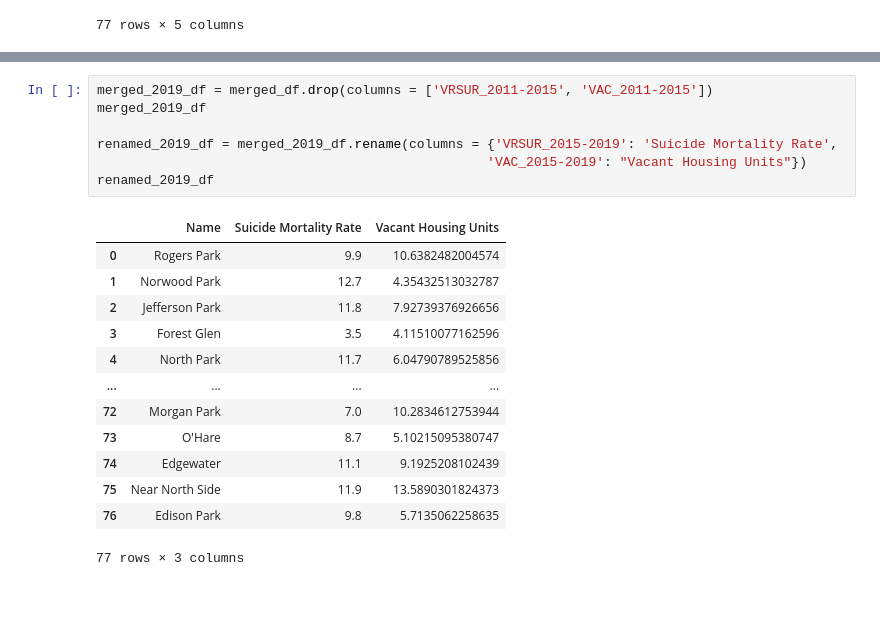
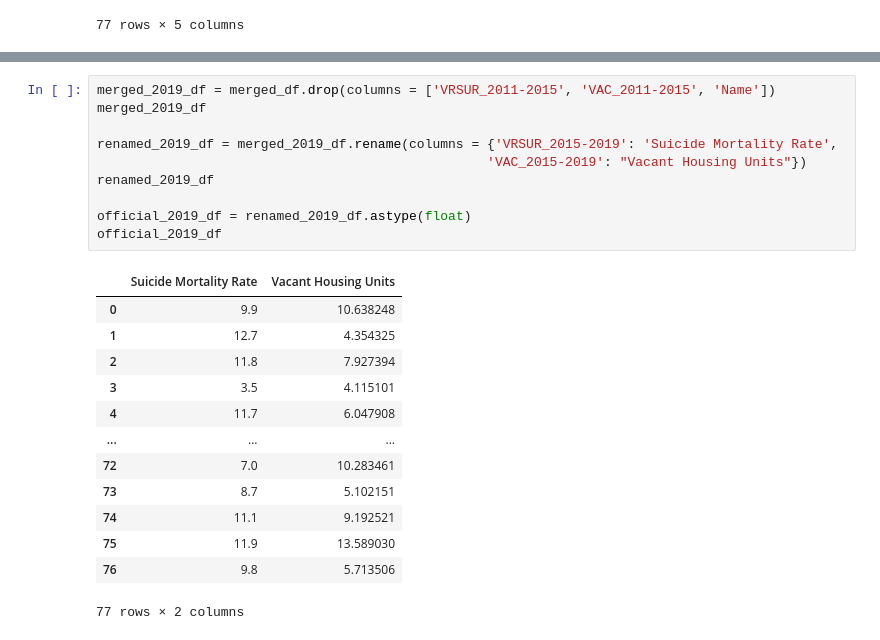
Before and after one commit to dpackardphys/gold_orbit_firelight, a Jupyter notebook: scatterplot-suicide.ipynb, the cells around one changed output, grey strips where cells are left out. Cells and saved outputs as stored; diff of their text form; blank space fills up the shorter version.

```diff
--- a/scatterplot-suicide.ipynb
+++ b/scatterplot-suicide.ipynb
@@ -130,21 +154,24 @@ scatter_2011
 # %%
-merged_2019_df = merged_df.drop(columns = ['VRSUR_2011-2015', 'VAC_2011-2015'])
+merged_2019_df = merged_df.drop(columns = ['VRSUR_2011-2015', 'VAC_2011-2015', 'Name'])
 merged_2019_df
 
 renamed_2019_df = merged_2019_df.rename(columns = {'VRSUR_2015-2019': 'Suicide Mortality Rate',
                                                   'VAC_2015-2019': "Vacant Housing Units"})
 renamed_2019_df
+
+official_2019_df = renamed_2019_df.astype(float)
+official_2019_df
 # %% [output]
-|  | Name | Suicide Mortality Rate | Vacant Housing Units |
-| 0 | Rogers Park | 9.9 | 10.6382482004574 |
-| 1 | Norwood Park | 12.7 | 4.35432513032787 |
-| 2 | Jefferson Park | 11.8 | 7.92739376926656 |
-| 3 | Forest Glen | 3.5 | 4.11510077162596 |
-| 4 | North Park | 11.7 | 6.04790789525856 |
-| ... | ... | ... | ... |
-| 72 | Morgan Park | 7.0 | 10.2834612753944 |
-| 73 | O'Hare | 8.7 | 5.10215095380747 |
-| 74 | Edgewater | 11.1 | 9.1925208102439 |
-| 75 | Near North Side | 11.9 | 13.5890301824373 |
-| 76 | Edison Park | 9.8 | 5.7135062258635 |
+|  | Suicide Mortality Rate | Vacant Housing Units |
+| 0 | 9.9 | 10.638248 |
+| 1 | 12.7 | 4.354325 |
+| 2 | 11.8 | 7.927394 |
+| 3 | 3.5 | 4.115101 |
+| 4 | 11.7 | 6.047908 |
+| ... | ... | ... |
+| 72 | 7.0 | 10.283461 |
+| 73 | 8.7 | 5.102151 |
+| 74 | 11.1 | 9.192521 |
+| 75 | 11.9 | 13.589030 |
+| 76 | 9.8 | 5.713506 |
-77 rows × 3 columns
+77 rows × 2 columns
```
Also changed, not shown: parts of 6 cells of this notebook.
